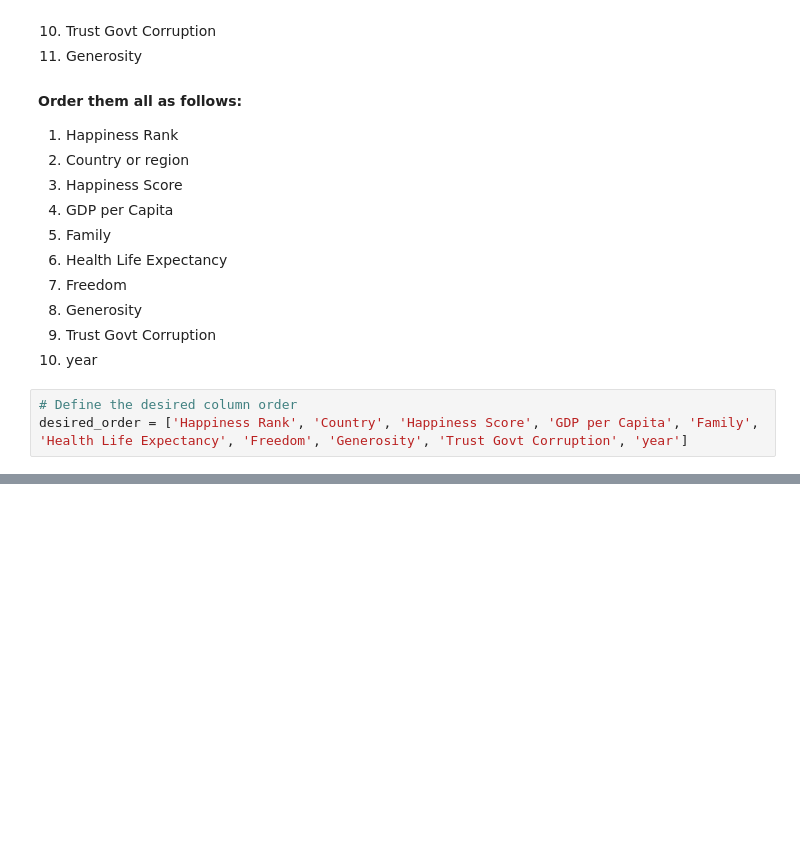
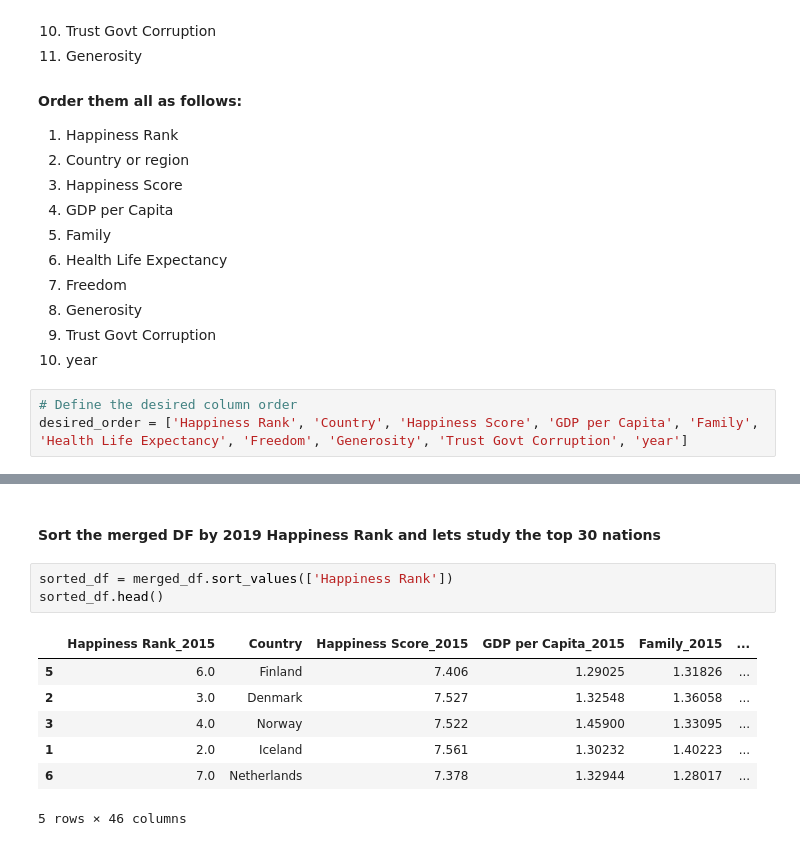
Before and after one commit to codekunoichi/learning-datascience, a Jupyter notebook: pandas/portfolio-projects/prob_6_happiness_data.ipynb, the cells around one changed output, grey strips where cells are left out. Drawn from its saved outputs; the diff is of its cells as text; blank space fills up the shorter version.

```diff
--- a/pandas/portfolio-projects/prob_6_happiness_data.ipynb
+++ b/pandas/portfolio-projects/prob_6_happiness_data.ipynb
@@ -177,0 +216,13 @@ data_2019.head()
+# %% [markdown]
+#### Sort the merged DF by 2019 Happiness Rank and lets study the top 30 nations
+# %%
+sorted_df = merged_df.sort_values(['Happiness Rank'])
+sorted_df.head()
+# %% [output]
+|  | Happiness Rank_2015 | Country | Happiness Score_2015 | GDP per Capita_2015 | Family_2015 | ... |
+| 5 | 6.0 | Finland | 7.406 | 1.29025 | 1.31826 | ... |
+| 2 | 3.0 | Denmark | 7.527 | 1.32548 | 1.36058 | ... |
+| 3 | 4.0 | Norway | 7.522 | 1.45900 | 1.33095 | ... |
+| 1 | 2.0 | Iceland | 7.561 | 1.30232 | 1.40223 | ... |
+| 6 | 7.0 | Netherlands | 7.378 | 1.32944 | 1.28017 | ... |
+5 rows × 46 columns
```
Also changed, not shown: parts of 9 cells of this notebook.
